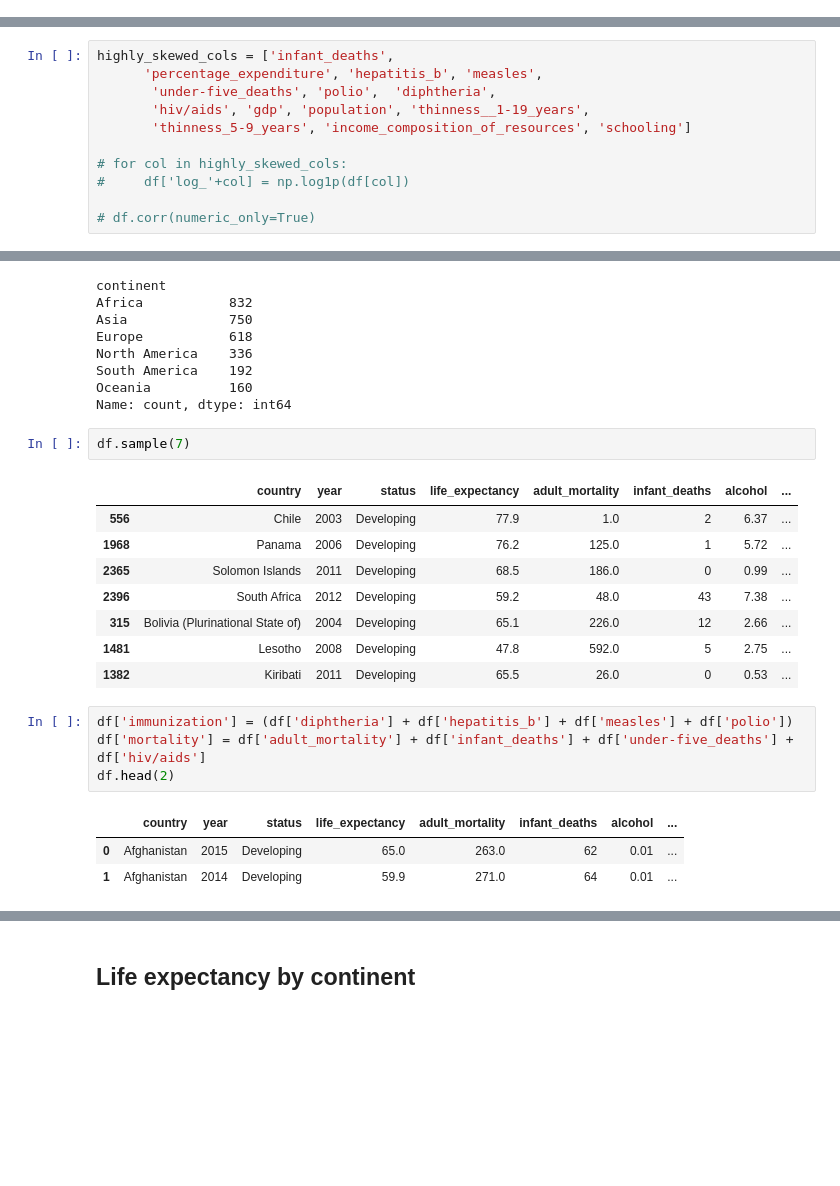
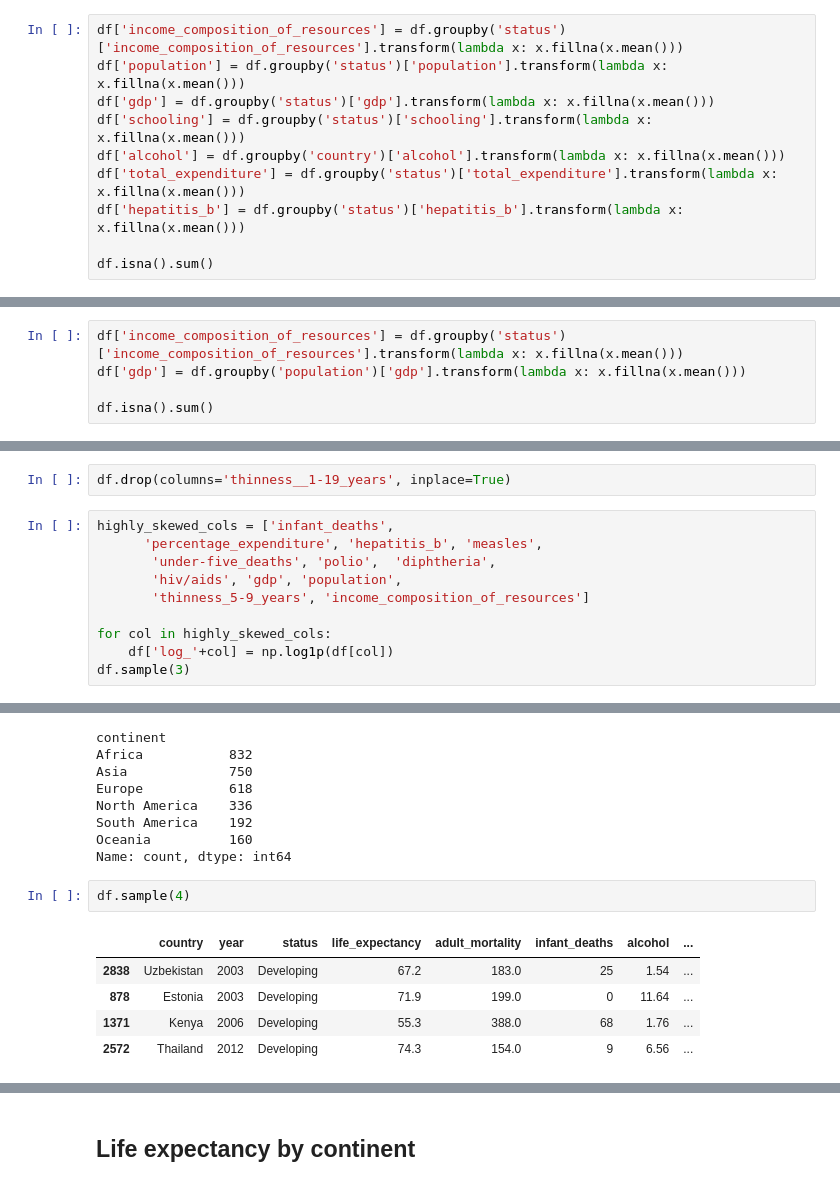
Before and after one commit to ope1iyi/end_to_end_ml_project, a Jupyter notebook: notebooks/Life_expectancy_analysis.ipynb, the cells around one changed output, grey strips where cells are left out. Drawn from its saved outputs; the diff is of its cells as text; blank space fills up the shorter version.

```diff
--- a/notebooks/Life_expectancy_analysis.ipynb
+++ b/notebooks/Life_expectancy_analysis.ipynb
@@ -190,3 +190,13 @@ msno.matrix(df_sorted, figsize=(9,4), fontsize=9)
 plt.show()
 # %% [output]
 [figure]
+# %%
+df['income_composition_of_resources'] = df.groupby('status')['income_composition_of_resources'].transform(lambda x: x.fillna(x.mean()))
+df['population'] = df.groupby('status')['population'].transform(lambda x: x.fillna(x.mean()))
+df['gdp'] = df.groupby('status')['gdp'].transform(lambda x: x.fillna(x.mean()))
+df['schooling'] = df.groupby('status')['schooling'].transform(lambda x: x.fillna(x.mean()))
+df['alcohol'] = df.groupby('country')['alcohol'].transform(lambda x: x.fillna(x.mean()))
+df['total_expenditure'] = df.groupby('status')['total_expenditure'].transform(lambda x: x.fillna(x.mean()))
+df['hepatitis_b'] = df.groupby('status')['hepatitis_b'].transform(lambda x: x.fillna(x.mean()))
+
+df.isna().sum()
@@ -281,0 +312,5 @@ colums like `infant_deaths`, `percentage_expenditure`, `hiv/aids`are highly skew
+# %%
+df['income_composition_of_resources'] = df.groupby('status')['income_composition_of_resources'].transform(lambda x: x.fillna(x.mean()))
+df['gdp'] = df.groupby('population')['gdp'].transform(lambda x: x.fillna(x.mean()))
+
+df.isna().sum()
@@ -291,11 +352,12 @@ Index(['year', 'life_expectancy', 'adult_mortality', 'infant_deaths',
+# %%
+df.drop(columns='thinness__1-19_years', inplace=True)
 # %%
 highly_skewed_cols = ['infant_deaths',
       'percentage_expenditure', 'hepatitis_b', 'measles',
        'under-five_deaths', 'polio',  'diphtheria',
-       'hiv/aids', 'gdp', 'population', 'thinness__1-19_years',
-       'thinness_5-9_years', 'income_composition_of_resources', 'schooling']
+       'hiv/aids', 'gdp', 'population',
+       'thinness_5-9_years', 'income_composition_of_resources']
 
-# for col in highly_skewed_cols:
-#     df['log_'+col] = np.log1p(df[col])
-
-# df.corr(numeric_only=True)
+for col in highly_skewed_cols:
+    df['log_'+col] = np.log1p(df[col])
+df.sample(3)
@@ -368,21 +435,10 @@ South America    192
 Oceania          160
 Name: count, dtype: int64
 # %%
-df.sample(7)
+df.sample(4)
 # %% [output]
 |  | country | year | status | life_expectancy | adult_mortality | infant_deaths | alcohol | ... |
-| 556 | Chile | 2003 | Developing | 77.9 | 1.0 | 2 | 6.37 | ... |
-| 1968 | Panama | 2006 | Developing | 76.2 | 125.0 | 1 | 5.72 | ... |
-| 2365 | Solomon Islands | 2011 | Developing | 68.5 | 186.0 | 0 | 0.99 | ... |
-| 2396 | South Africa | 2012 | Developing | 59.2 | 48.0 | 43 | 7.38 | ... |
-| 315 | Bolivia (Plurinational State of) | 2004 | Developing | 65.1 | 226.0 | 12 | 2.66 | ... |
-| 1481 | Lesotho | 2008 | Developing | 47.8 | 592.0 | 5 | 2.75 | ... |
-| 1382 | Kiribati | 2011 | Developing | 65.5 | 26.0 | 0 | 0.53 | ... |
+| 2838 | Uzbekistan | 2003 | Developing | 67.2 | 183.0 | 25 | 1.54 | ... |
+| 878 | Estonia | 2003 | Developing | 71.9 | 199.0 | 0 | 11.64 | ... |
+| 1371 | Kenya | 2006 | Developing | 55.3 | 388.0 | 68 | 1.76 | ... |
+| 2572 | Thailand | 2012 | Developing | 74.3 | 154.0 | 9 | 6.56 | ... |
-# %%
-df['immunization'] = (df['diphtheria'] + df['hepatitis_b'] + df['measles'] + df['polio'])
-df['mortality'] = df['adult_mortality'] + df['infant_deaths'] + df['under-five_deaths'] + df['hiv/aids']
-df.head(2)
-# %% [output]
-|  | country | year | status | life_expectancy | adult_mortality | infant_deaths | alcohol | ... |
-| 0 | Afghanistan | 2015 | Developing | 65.0 | 263.0 | 62 | 0.01 | ... |
-| 1 | Afghanistan | 2014 | Developing | 59.9 | 271.0 | 64 | 0.01 | ... |
```
Also changed, not shown: parts of 31 cells of this notebook, 3 other files.
